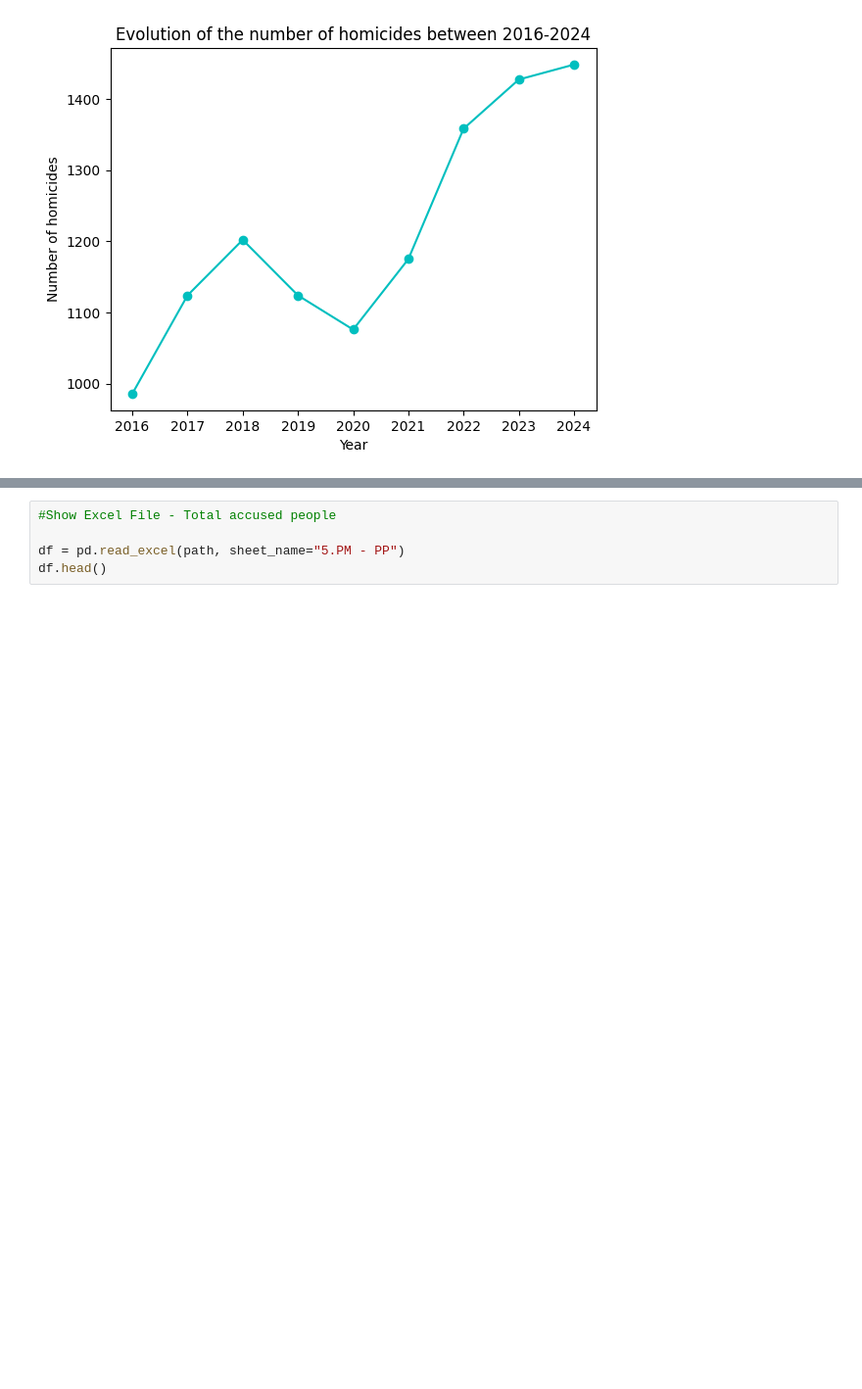
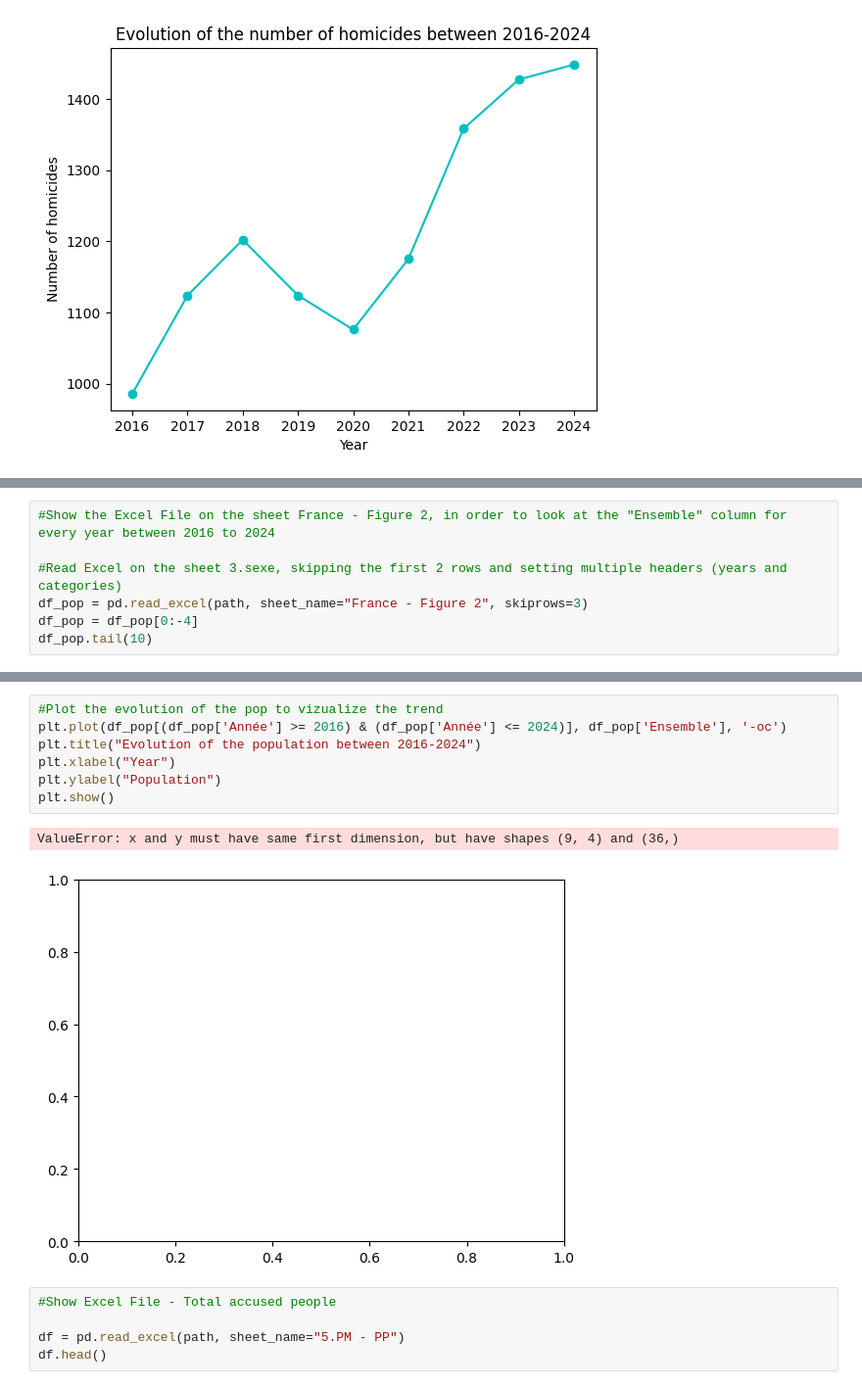
Before and after one commit to luciedum-dot/Intro-to-data-analysis-with-Python---Final-Project, a Jupyter notebook: Evolutions_of_Criminality_France_2016_2024.ipynb, the cells around one changed output, grey strips where cells are left out. Shown: that part at 98% size. Drawn from its saved outputs; the diff is of its cells as text; blank space fills up the shorter version.

Commit message:
Attempt to plot the evolution of the population

```diff
--- a/Evolutions_of_Criminality_France_2016_2024.ipynb
+++ b/Evolutions_of_Criminality_France_2016_2024.ipynb
@@ -119,0 +131,7 @@ FileNotFoundError: [Errno 2] No such file or directory: 'Intro-to-data-analysis-
+# %%
+#Show the Excel File on the sheet France - Figure 2, in order to look at the "Ensemble" column for every year between 2016 to 2024
+
+#Read Excel on the sheet 3.sexe, skipping the first 2 rows and setting multiple headers (years and categories)
+df_pop = pd.read_excel(path, sheet_name="France - Figure 2", skiprows=3)
+df_pop = df_pop[0:-4]
+df_pop.tail(10)
@@ -120,3 +150,13 @@ FileNotFoundError: [Errno 2] No such file or directory: 'Intro-to-data-analysis-
+# %%
+#Plot the evolution of the pop to vizualize the trend
+plt.plot(df_pop[(df_pop['Année'] >= 2016) & (df_pop['Année'] <= 2024)], df_pop['Ensemble'], '-oc')
+plt.title("Evolution of the population between 2016-2024")
+plt.xlabel("Year")
+plt.ylabel("Population")
+plt.show()
+# %% [output]
+ValueError: x and y must have same first dimension, but have shapes (9, 4) and (36,)
+[figure, added]
 # %%
 #Show Excel File - Total accused people
 
```
Also changed, not shown: parts of 3 cells of this notebook.
